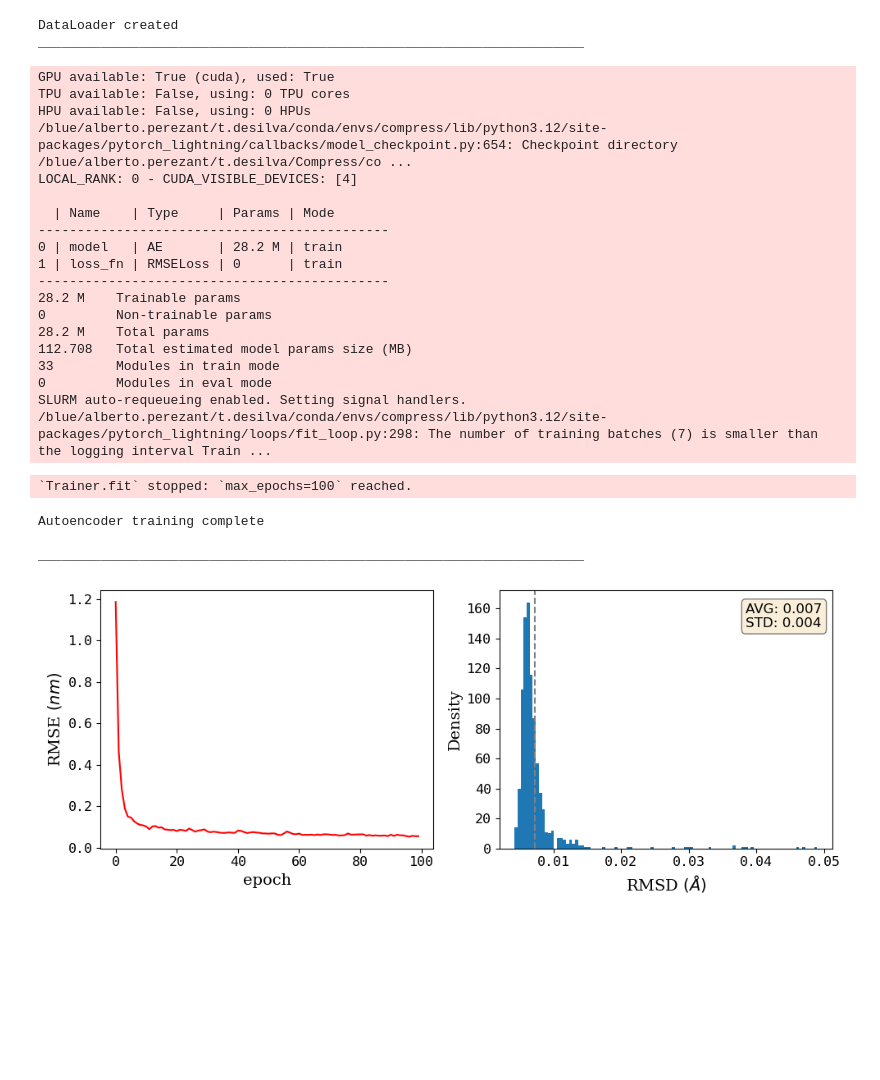
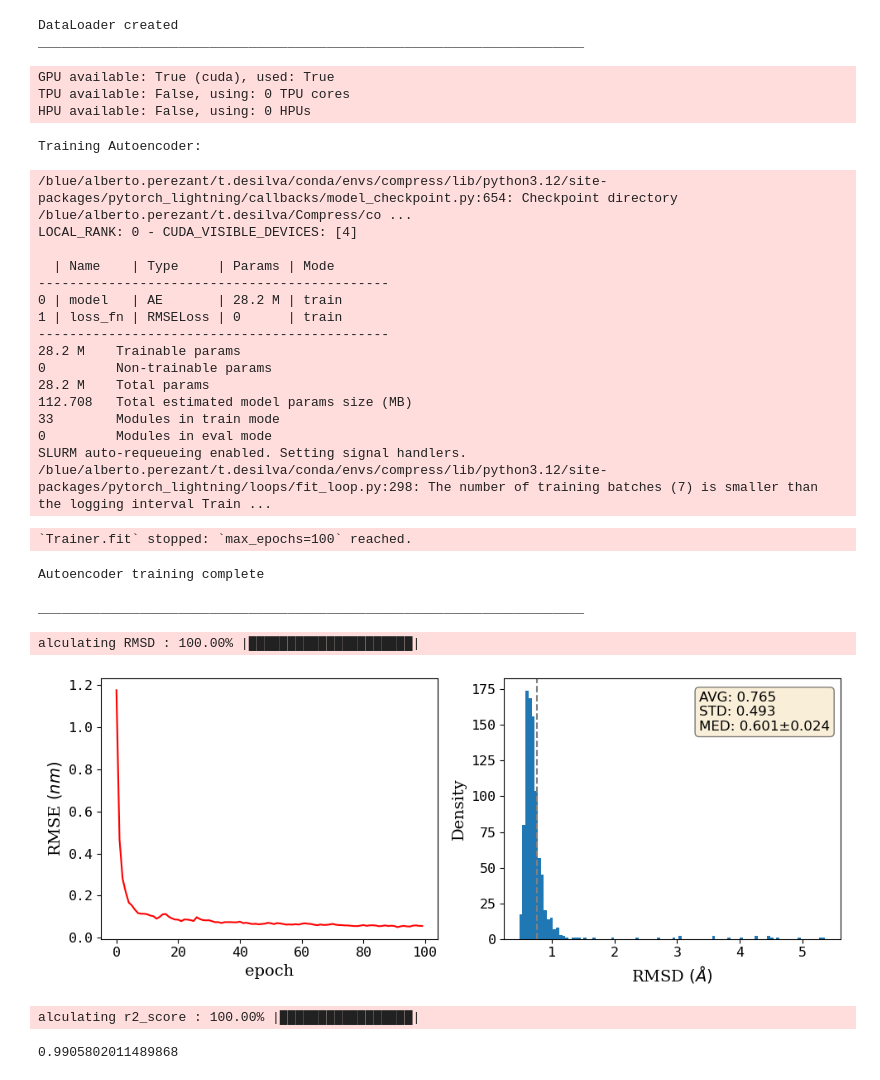
Before and after one commit to PDNALab/MDZip, a Jupyter notebook: compress/compress.ipynb, the cells around one changed output. Drawn from its saved outputs; the diff is of its cells as text; code cells hidden in the pictures; blank space fills up the shorter version.

```diff
--- a/compress/compress.ipynb
+++ b/compress/compress.ipynb
@@ -42,59 +42,74 @@ ______________________________________________________________________
 model = AE(n_atoms=n_atoms)
 model = LightAE(model=model, lr=1e-4, weight_decay=0)
 # %%
+print('Training Autoencoder:')
 torch.set_float32_matmul_precision('medium')
 trainer = pl.Trainer(max_epochs=100, accelerator='gpu', devices=1)
-print('Training Autoencoder:')
 trainer.fit(model, traj_dl)
 # %% [output]
 GPU available: True (cuda), used: True
 TPU available: False, using: 0 TPU cores
 HPU available: False, using: 0 HPUs
-/blue/alberto.perezant/t.desilva/conda/envs/compress/lib/python3.12/site-packages/pytorch_lightning/callbacks/model_checkpoint.py:654: Checkpoint directory /blue/alberto.perezant/t.desilva/Compress/co ...
-LOCAL_RANK: 0 - CUDA_VISIBLE_DEVICES: [4]
-
-  | Name    | Type     | Params | Mode
----------------------------------------------
-0 | model   | AE       | 28.2 M | train
-1 | loss_fn | RMSELoss | 0      | train
----------------------------------------------
-28.2 M    Trainable params
-0         Non-trainable params
-28.2 M    Total params
-112.708   Total estimated model params size (MB)
-33        Modules in train mode
-0         Modules in eval mode
-SLURM auto-requeueing enabled. Setting signal handlers.
-/blue/alberto.perezant/t.desilva/conda/envs/compress/lib/python3.12/site-packages/pytorch_lightning/loops/fit_loop.py:298: The number of training batches (7) is smaller than the logging interval Train ...
-`Trainer.fit` stopped: `max_epochs=100` reached.
+Training Autoencoder:
-Autoencoder training complete
+/blue/alberto.perezant/t.desilva/conda/envs/compress/lib/python3.12/site-packages/pytorch_lightning/callbacks/model_checkpoint.py:654: Checkpoint directory /blue/alberto.perezant/t.desilva/Compress/co ...
+LOCAL_RANK: 0 - CUDA_VISIBLE_DEVICES: [4]
 
-______________________________________________________________________
+  | Name    | Type     | Params | Mode
+---------------------------------------------
+0 | model   | AE       | 28.2 M | train
+1 | loss_fn | RMSELoss | 0      | train
+---------------------------------------------
+28.2 M    Trainable params
+0         Non-trainable params
+28.2 M    Total params
+112.708   Total estimated model params size (MB)
+33        Modules in train mode
+0         Modules in eval mode
+SLURM auto-requeueing enabled. Setting signal handlers.
+/blue/alberto.perezant/t.desilva/conda/envs/compress/lib/python3.12/site-packages/pytorch_lightning/loops/fit_loop.py:298: The number of training batches (7) is smaller than the logging interval Train ...
+`Trainer.fit` stopped: `max_epochs=100` reached.
+Autoencoder training complete
+
+______________________________________________________________________
 # %%
 fig, ax = plt.subplots(figsize=(10,4), ncols=2)
 
 ax[0].tick_params(axis='both', which='major', labelsize=12, labelfontfamily='monospace')
 ax[0].plot(model.epoch_losses, color='red')
 ax[0].set_xlabel('epoch', fontsize=14, fontfamily='serif')
 ax[0].set_ylabel('RMSE $(nm)$', fontsize=14, fontfamily='serif')
 
 ax[1].tick_params(axis='both', which='major', labelsize=12, labelfontfamily='monospace')
-x = rmsd_validation(model=model, dl=traj_dl,
+x = rmsd_(model=model, dl=traj_dl,
                     top = '/orange/alberto.perezant/t.desilva/insulin/water/no_water_aligned/system.parm7')*10
-ax[1].hist(x, bins=100)
+bins = 100
+ax[1].hist(x, bins=bins)
+
+hist, bin_edges = np.histogram(x, bins=bins)
+med = approx_median(hist=hist, bin_edges=bin_edges)
+
 ax[1].set_xlabel(r'RMSD $(\AA)$', fontsize=14, fontfamily='serif')
 ax[1].set_ylabel('Density', fontsize=14, fontfamily='serif')
-ax[1].text(0.74, 0.95, f'AVG: {np.mean(x):.3f}\nSTD: {np.std(x):.3f}', transform=ax[1].transAxes, fontsize=12,
+ax[1].text(0.58, 0.95, f'AVG: {np.mean(x):.3f}\nSTD: {np.std(x):.3f}\nMED: {med[0]:.3f}\u00B1{med[1]:.3f}', transform=ax[1].transAxes, fontsize=12,
                verticalalignment='top', bbox=dict(boxstyle='round', facecolor='wheat', alpha=0.5))
 ax[1].axvline(x=np.mean(x), color='grey', linestyle='--', label='Vertical line at x=7')
 #give average value and the standard deviation
 
 plt.tight_layout()
 plt.show()
 # %% [output]
+alculating RMSD : 100.00% |█████████████████████|
-[figure, old version]
+[figure, new version]
 # %%
 # are there ways to get correlation coefficient for 3d data? -- get it to validate model
+# %%
+
+
+FitMetrics(model=model, dl=traj_dl,
+                    top = '/orange/alberto.perezant/t.desilva/insulin/water/no_water_aligned/system.parm7', data=True)[0]
+# %% [output]
+alculating r2_score : 100.00% |█████████████████|
+0.9905802011489868
 # %%
 print('Saving model parmeters')
 torch.save(model, 'model.pt')
```
Also changed, not shown: parts of 3 cells of this notebook, 1 other file.
